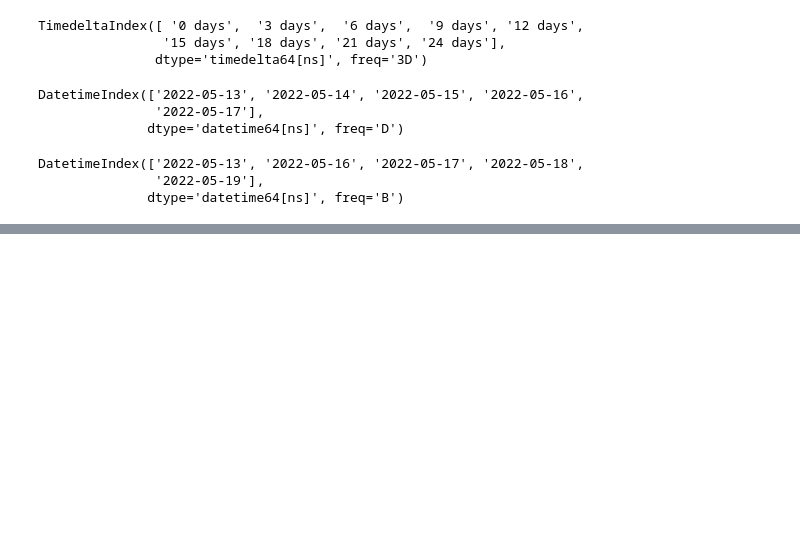
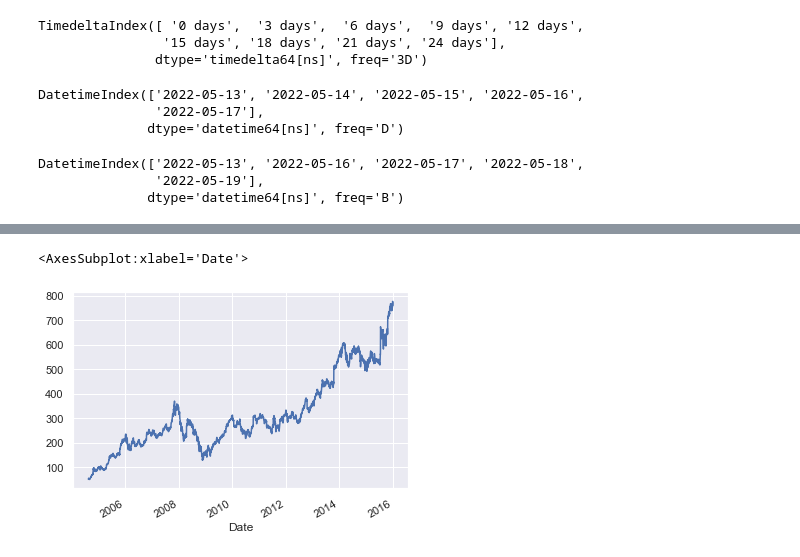
Before and after one commit to t8t/python22, a Jupyter notebook: Day5.ipynb, the cells around one changed output, grey strips where cells are left out. Saved outputs shown, nothing was run; the diff lists cells and outputs as text; code cells hidden in the pictures; blank space fills up the shorter version.

```diff
--- a/Day5.ipynb
+++ b/Day5.ipynb
@@ -426,0 +431,4 @@ DatetimeIndex(['2022-05-13', '2022-05-16', '2022-05-17', '2022-05-18',
+# %%
+yahoo = data.DataReader('GOOG', start='2004', end='2016',
+                       data_source='yahoo')
+yahoo
@@ -426,0 +450,3 @@ DatetimeIndex(['2022-05-13', '2022-05-16', '2022-05-17', '2022-05-18',
+# %%
+yahoo = yahoo['Close'] #종가
+yahoo
@@ -426,0 +471,5 @@ DatetimeIndex(['2022-05-13', '2022-05-16', '2022-05-17', '2022-05-18',
+# %%
+yahoo.plot()
+# %% [output]
+<AxesSubplot:xlabel='Date'>
+[figure, added]
```
Also changed, not shown: parts of 49 cells of this notebook.
